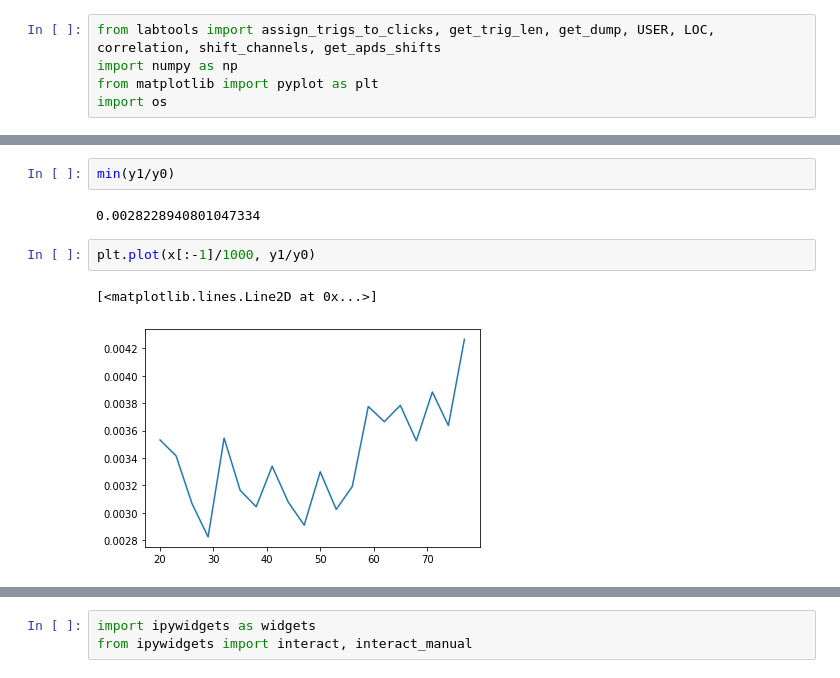
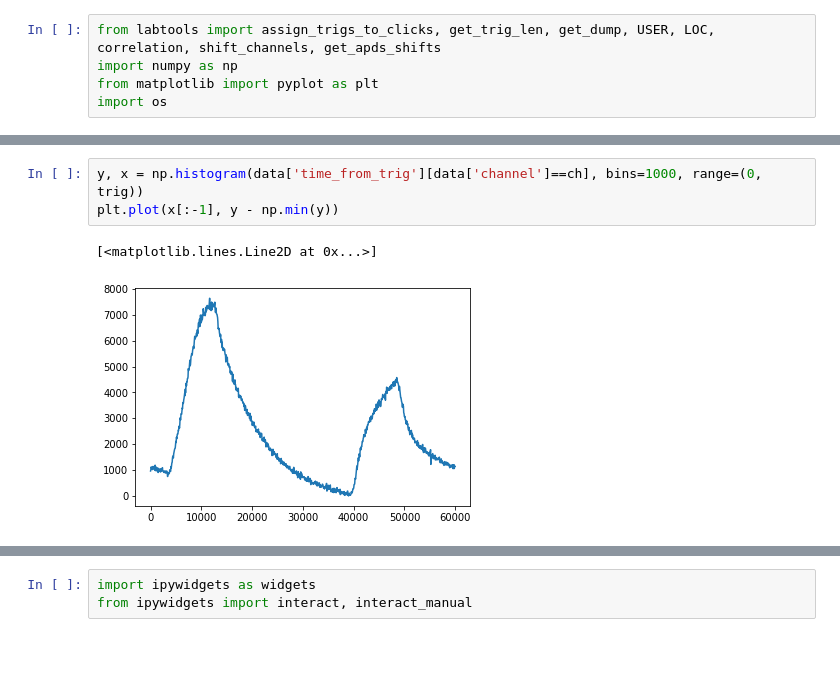
Before and after one commit to bbuusshh/physics_lab, a Jupyter notebook: master_thesis/fiber/time_filtering.ipynb, the cells around one changed output, grey strips where cells are left out. Saved outputs shown, nothing was run; the diff lists cells and outputs as text; blank space fills up the shorter version.

```diff
--- a/master_thesis/fiber/time_filtering.ipynb
+++ b/master_thesis/fiber/time_filtering.ipynb
@@ -112,12 +24,9 @@ plt.plot(x[:-1]/1000, y0/max(y0))
-# %%
-min(y1/y0)
-# %% [output]
-0.0028228940801047334
-# %%
-plt.plot(x[:-1]/1000, y1/y0)
-# %% [output]
-[<matplotlib.lines.Line2D at 0x...>]
-[figure, removed]
+# %%
+y, x = np.histogram(data['time_from_trig'][data['channel']==ch], bins=1000, range=(0, trig))
+plt.plot(x[:-1], y - np.min(y))
+# %% [output]
+[<matplotlib.lines.Line2D at 0x...>]
+[figure, added]
 # %%
 for ch in [1,2,3,4]:
     y, x = np.histogram(data['time_from_trig'][data['channel']==ch], bins=1000, range=(0, trig))
```
Also changed, not shown: parts of 17 cells of this notebook, 3 other files.
